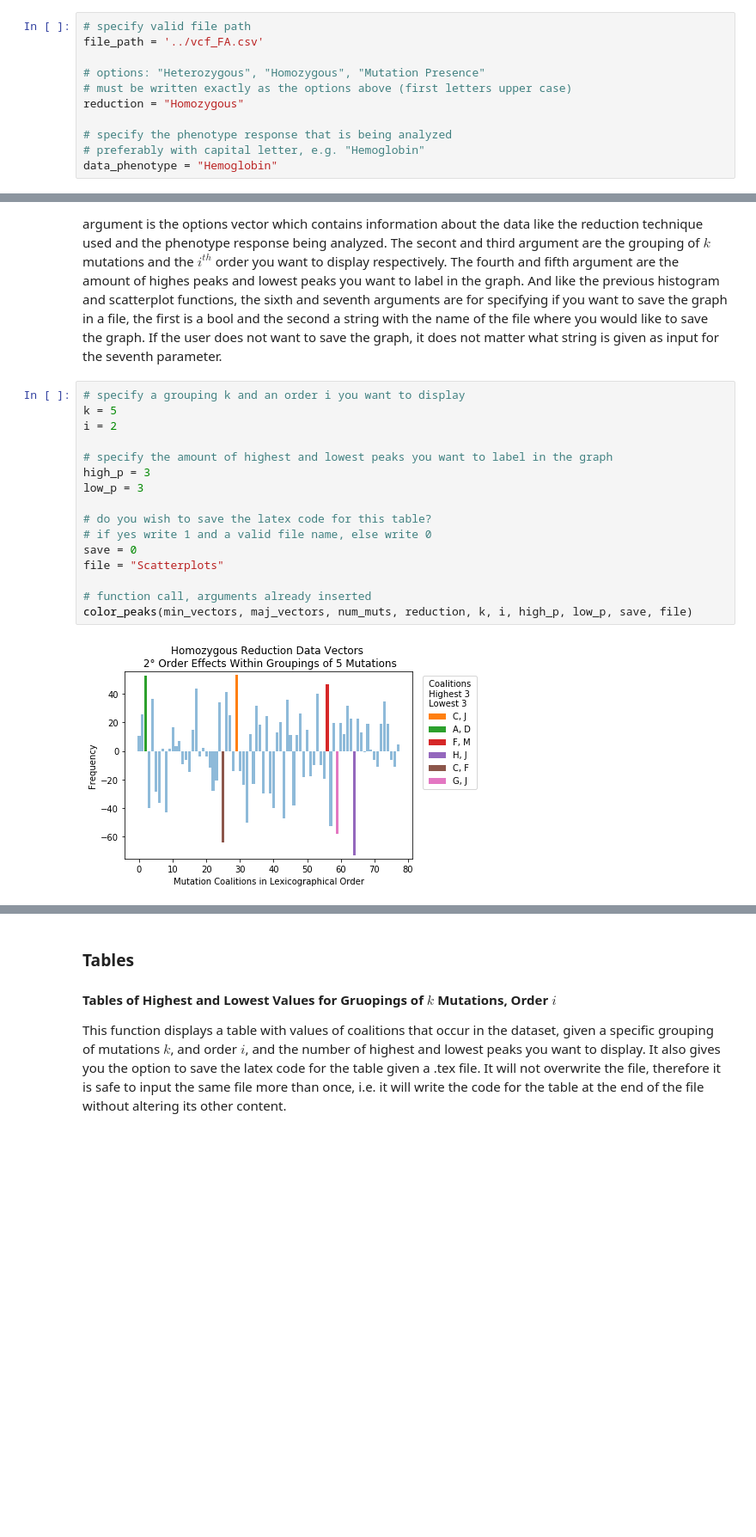
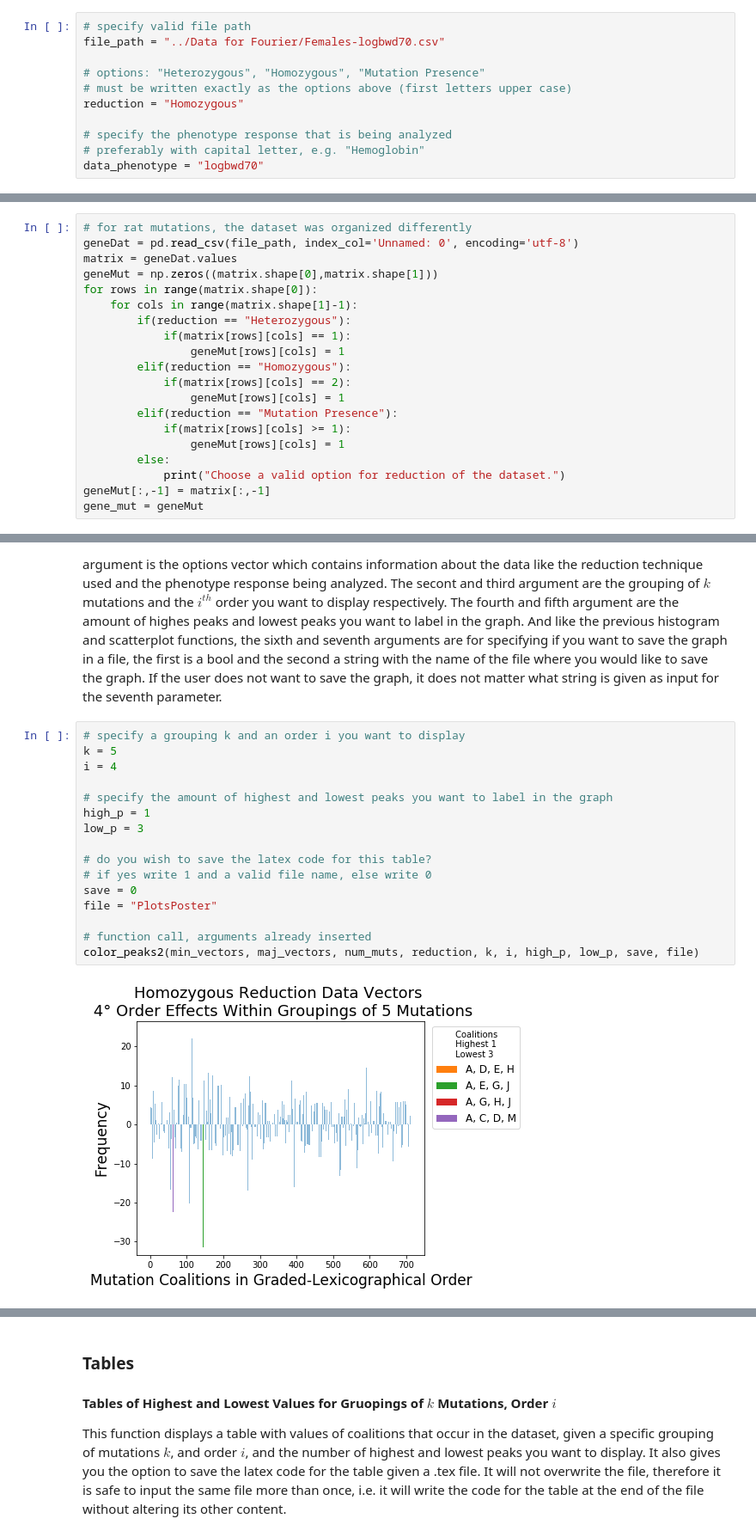
Before and after one commit to asvnpr/Spectral-Analysis, a Jupyter notebook: Spectral Analysis.ipynb, the cells around one changed output, grey strips where cells are left out. Shown: that part at 86% size. Drawn from its saved outputs; the diff is of its cells as text; blank space fills up the shorter version.

Commit message:
adaptations to new data and new data

```diff
--- a/Spectral Analysis.ipynb
+++ b/Spectral Analysis.ipynb
@@ -20,7 +20,7 @@ from utils import *
 ## User Prompts
 # %%
 # specify valid file path
-file_path = '../vcf_FA.csv'
+file_path = "../Data for Fourier/Females-logbwd70.csv"
 
 # options: "Heterozygous", "Homozygous", "Mutation Presence"
 # must be written exactly as the options above (first letters upper case)
@@ -28,7 +28,7 @@ reduction = "Homozygous"
 
 # specify the phenotype response that is being analyzed
 # preferably with capital letter, e.g. "Hemoglobin"
-data_phenotype = "Hemoglobin"
+data_phenotype = "logbwd70"
 # %% [markdown]
 ## Upload of Dataset and Reduction of the Dataset
 Give a valid file path for the dataset you want to analyse, the file must be .csv. Choose the type of reduction for the dataset, options for the reduction are heterozygous, homozygous, and mutation presence. For the heterozygous reduction, we record a mutation as present if a subject has only one copy of said mutation. The homozygous reduction, we record a mutation as present if a subject has both copies of said mutation. And for the mutation presence reduction, a mutation is recorded if a subject has at least one copy of said mutation. In esence, the heterozygous is an "xor" reduction, the homozygous is an "and" reduction, the mutation presence reduction is an "or" reduction. We will refere to these reductions as "xor", "and" and "or" reductons respectively.
@@ -38,2 +38,22 @@ gene_mut = reduce_data(file_path, reduction)
+# %%
+# for rat mutations, the dataset was organized differently
+geneDat = pd.read_csv(file_path, index_col='Unnamed: 0', encoding='utf-8')
+matrix = geneDat.values
+geneMut = np.zeros((matrix.shape[0],matrix.shape[1]))
+for rows in range(matrix.shape[0]):
+    for cols in range(matrix.shape[1]-1):
+        if(reduction == "Heterozygous"):
+            if(matrix[rows][cols] == 1):
+                geneMut[rows][cols] = 1
+        elif(reduction == "Homozygous"):
+            if(matrix[rows][cols] == 2):
+                geneMut[rows][cols] = 1
+        elif(reduction == "Mutation Presence"):
+            if(matrix[rows][cols] >= 1):
+                geneMut[rows][cols] = 1
+        else:
+            print("Choose a valid option for reduction of the dataset.")
+geneMut[:,-1] = matrix[:,-1]
+gene_mut = geneMut
 # %% [markdown]
 ## Spectral Analysis of Reduced Dataset
@@ -167,18 +187,18 @@ This function graphs our spectral analysis results given a grouping of mutations
 # %%
 # specify a grouping k and an order i you want to display
 k = 5
-i = 2
+i = 4
 
 # specify the amount of highest and lowest peaks you want to label in the graph
-high_p = 3
+high_p = 1
 low_p = 3
 
 # do you wish to save the latex code for this table?
 # if yes write 1 and a valid file name, else write 0
 save = 0
-file = "Scatterplots"
+file = "PlotsPoster"
 
 # function call, arguments already inserted
-color_peaks(min_vectors, maj_vectors, num_muts, reduction, k, i, high_p, low_p, save, file)
+color_peaks2(min_vectors, maj_vectors, num_muts, reduction, k, i, high_p, low_p, save, file)
 # %% [output]
-[figure, old version]
+[figure, new version]
```
Also changed, not shown: parts of 5 cells of this notebook, 4 other files.
